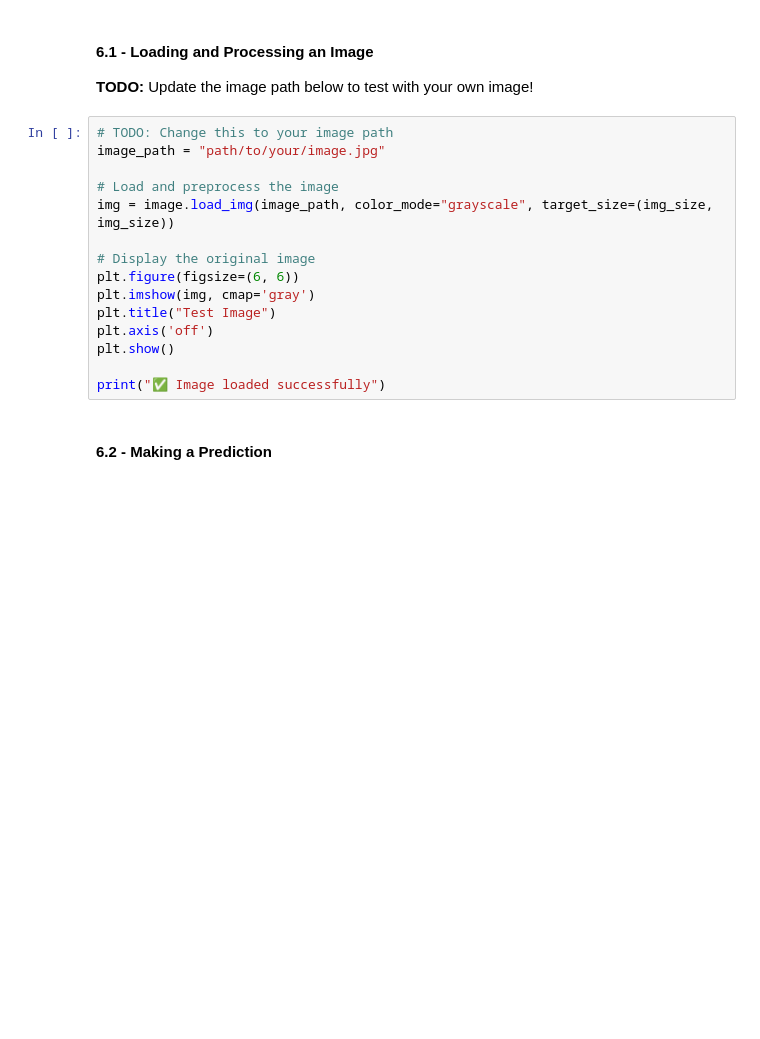
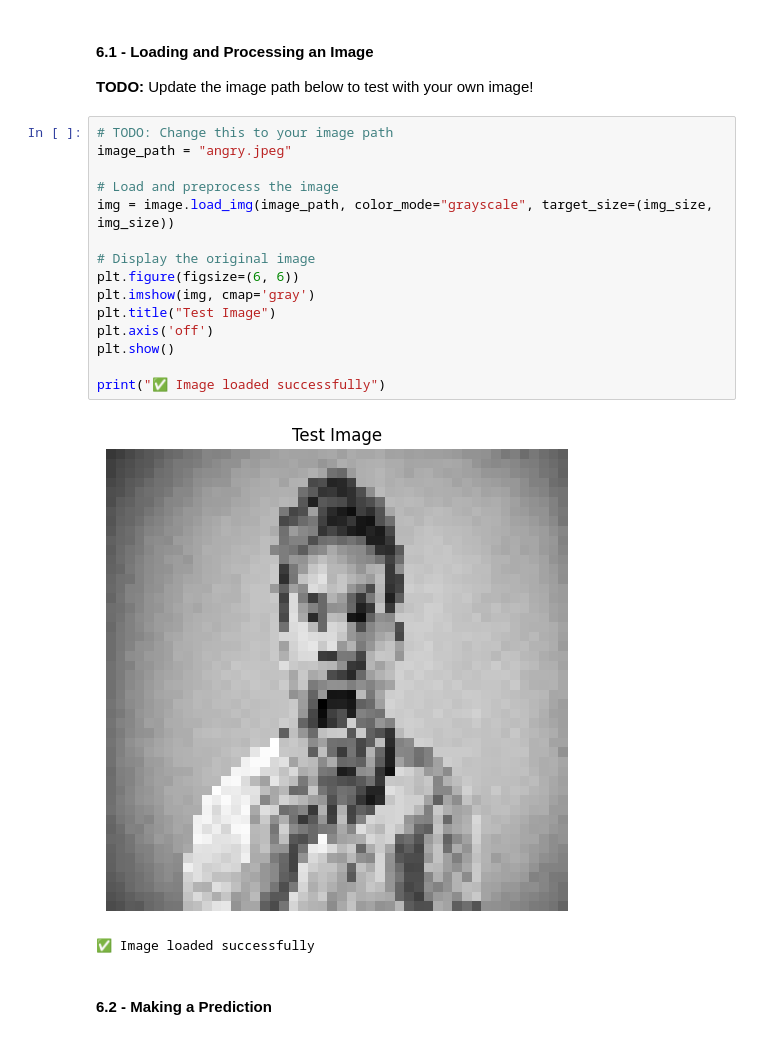
Before and after one commit to JannatulP49/unit-3-ai, a Jupyter notebook: 03-machine-learning/emotion-detector-lab.ipynb, the cells around one changed output. Saved outputs shown, nothing was run; the diff lists cells and outputs as text; blank space fills up the shorter version.

```diff
--- a/03-machine-learning/emotion-detector-lab.ipynb
+++ b/03-machine-learning/emotion-detector-lab.ipynb
@@ -542,19 +545,22 @@ for key, value in label_dict.items():
 **TODO:** Update the image path below to test with your own image!
 # %%
 # TODO: Change this to your image path
-image_path = "path/to/your/image.jpg"
+image_path = "angry.jpeg"
 
 # Load and preprocess the image
 img = image.load_img(image_path, color_mode="grayscale", target_size=(img_size, img_size))
 
 # Display the original image
 plt.figure(figsize=(6, 6))
 plt.imshow(img, cmap='gray')
 plt.title("Test Image")
 plt.axis('off')
 plt.show()
 
 print("✅ Image loaded successfully")
+# %% [output]
+[figure, added]
+✅ Image loaded successfully
 # %% [markdown]
 #### 6.2 - Making a Prediction
 # %%
```
Also changed, not shown: parts of 12 cells of this notebook, 5 other files.
